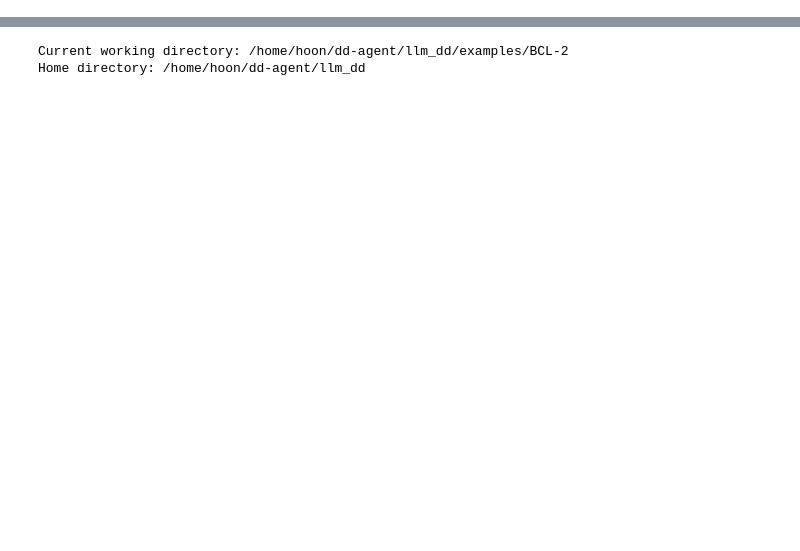
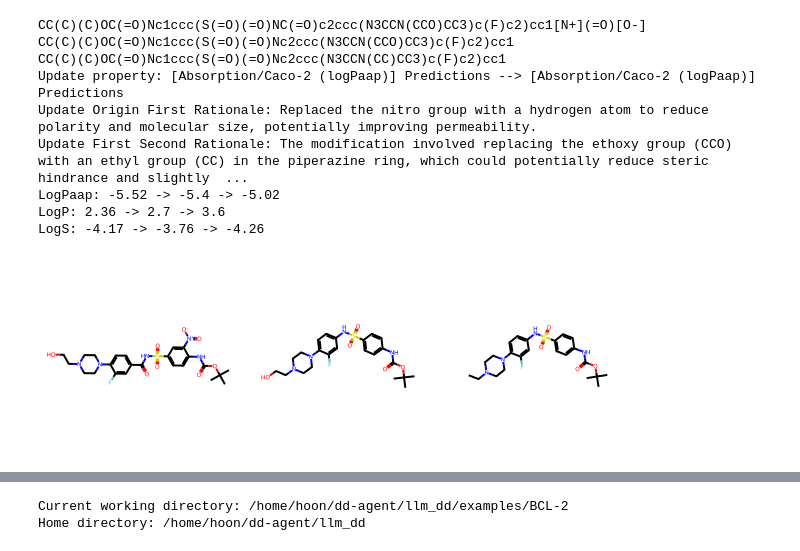
Before and after one commit to hoon-ock/AgentD, a Jupyter notebook: examples/BCL-2/analysis.ipynb, the cells around one changed output, grey strips where cells are left out. Drawn from its saved outputs; the diff is of its cells as text; code cells hidden in the pictures; blank space fills up the shorter version.

```diff
--- a/examples/BCL-2/analysis.ipynb
+++ b/examples/BCL-2/analysis.ipynb
@@ -72,0 +536,53 @@ def drug_chemical_feasibility(smiles: str):
+# %%
+entry_no = 2
+original_smiles = up_entries['original_smiles'].iloc[entry_no]
+first_updated_smiles = up_entries['updated_smiles_1'].iloc[entry_no]
+second_updated_smiles = up_entries['updated_smiles_2'].iloc[entry_no]
+first_property = up_entries['property_1'].iloc[entry_no]
+second_property = up_entries['property_2'].iloc[entry_no]
+
+matching_origin = update_origin_first[update_origin_first['SMILES'] == original_smiles]['Rationale'].values[0]
+matching_update = update_first_second[update_first_second['SMILES'] == first_updated_smiles]['Rationale'].values[0]
+
+matching_original_logPaap = original_property[original_property['SMILES'] == original_smiles]['[Absorption/Caco-2 (logPaap)] Predictions'].values[0]
+matching_update1_logPaap = first_updated_property[first_updated_property['SMILES'] == first_updated_smiles]['[Absorption/Caco-2 (logPaap)] Predictions'].values[0]
+matching_update2_logPaap = second_updated_property[second_updated_property['SMILES'] == second_updated_smiles]['[Absorption/Caco-2 (logPaap)] Predictions'].values[0]
+
+matching_origin_logP = original_property[original_property['SMILES'] == original_smiles]['[General Properties/Log(P)] Predictions'].values[0]
+matching_update1_logP = first_updated_property[first_updated_property['SMILES'] == first_updated_smiles]['[General Properties/Log(P)] Predictions'].values[0]
+matching_update2_logP = second_updated_property[second_updated_property['SMILES'] == second_updated_smiles]['[General Properties/Log(P)] Predictions'].values[0]
+
+matching_origin_logS = original_property[original_property['SMILES'] == original_smiles]['[General Properties/Log S] Predictions'].values[0]
+matching_update1_logS = first_updated_property[first_updated_property['SMILES'] == first_updated_smiles]['[General Properties/Log S] Predictions'].values[0]
+matching_update2_logS = second_updated_property[second_updated_property['SMILES'] == second_updated_smiles]['[General Properties/Log S] Predictions'].values[0]
+
+print(f"{original_smiles}")
+print(f"{first_updated_smiles}")
+print(f"{second_updated_smiles}")
+print(f"Update property: {first_property} --> {second_property}")
+print(f"Update Origin First Rationale: {matching_origin}")
+print(f"Update First Second Rationale: {matching_update}")
+print(f"LogPaap: {matching_original_logPaap} -> {matching_update1_logPaap} -> {matching_update2_logPaap}")
+print(f"LogP: {matching_origin_logP} -> {matching_update1_logP} -> {matching_update2_logP}")
+print(f"LogS: {matching_origin_logS} -> {matching_update1_logS} -> {matching_update2_logS}")
+
+
+
+smiles_list = [
+    original_smiles,
+    first_updated_smiles,
+    second_updated_smiles
+]
+mols = [Chem.MolFromSmiles(smi) for smi in smiles_list]
+Draw.MolsToGridImage(mols, molsPerRow=3, subImgSize=(200, 200))
+# %% [output]
+CC(C)(C)OC(=O)Nc1ccc(S(=O)(=O)NC(=O)c2ccc(N3CCN(CCO)CC3)c(F)c2)cc1[N+](=O)[O-]
+CC(C)(C)OC(=O)Nc1ccc(S(=O)(=O)Nc2ccc(N3CCN(CCO)CC3)c(F)c2)cc1
+CC(C)(C)OC(=O)Nc1ccc(S(=O)(=O)Nc2ccc(N3CCN(CC)CC3)c(F)c2)cc1
+Update property: [Absorption/Caco-2 (logPaap)] Predictions --> [Absorption/Caco-2 (logPaap)] Predictions
+Update Origin First Rationale: Replaced the nitro group with a hydrogen atom to reduce polarity and molecular size, potentially improving permeability.
+Update First Second Rationale: The modification involved replacing the ethoxy group (CCO) with an ethyl group (CC) in the piperazine ring, which could potentially reduce steric hindrance and slightly  ...
+LogPaap: -5.52 -> -5.4 -> -5.02
+LogP: 2.36 -> 2.7 -> 3.6
+LogS: -4.17 -> -3.76 -> -4.26
+[figure, added]
```
Also changed, not shown: parts of 67 cells of this notebook, 41 other files.
